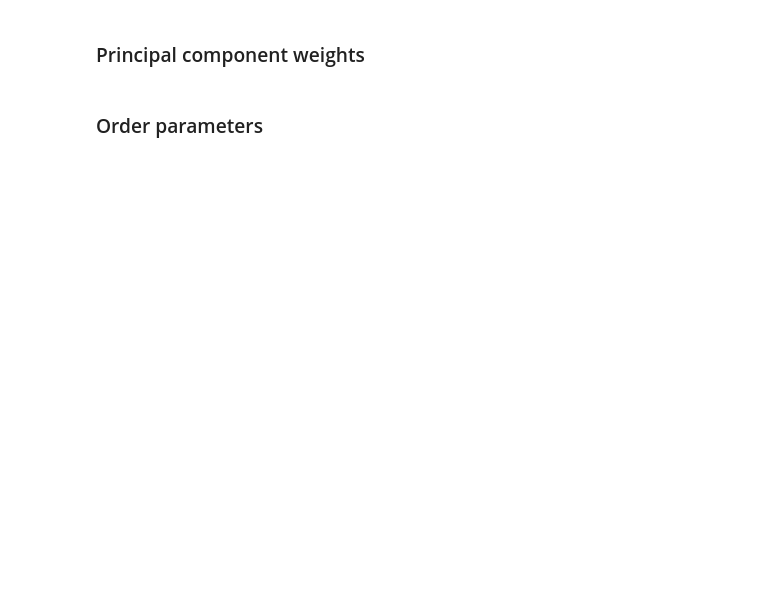
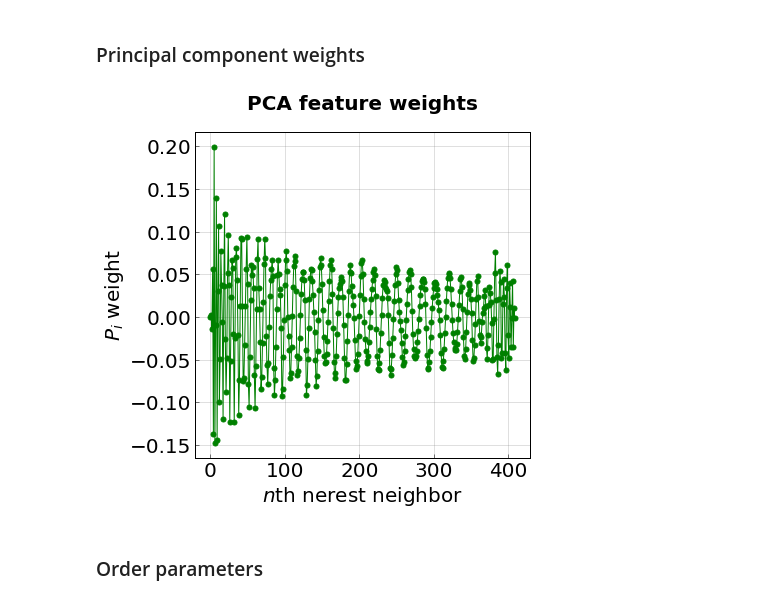
Before and after one commit to truskett-group-ut/hard_disks_pca, a Jupyter notebook: analysis_notebook.ipynb, the cells around one changed output. Saved outputs shown, nothing was run; the diff lists cells and outputs as text; code cells hidden in the pictures; blank space fills up the shorter version.

```diff
--- a/analysis_notebook.ipynb
+++ b/analysis_notebook.ipynb
@@ -49,9 +50,11 @@ etas = array(etas)
 from sklearn.decomposition import IncrementalPCA
 # %% [markdown]
 ### Train on ideal gas structure first to identify trivial variance contributions
+# %%
+n_components_ig = 50  #for this the more the better, however, 50 is probably enough
 # %%
 randomize = True
-incpca_ig = IncrementalPCA(n_components=50, whiten=False)
+incpca_ig = IncrementalPCA(n_components=n_components_ig, whiten=False)
 
 frames = None
 features = None
@@ -59,7 +62,7 @@ split_features = None
 
 for etas_, file_base in file_data:
     for eta in etas_:
-        print 'eta={}\n'.format(eta)
+        print 'eta={}'.format(eta)
         filename = "{}/trajectory_{:.4f}.gsd".format(file_base, eta)
         frames = ReadGSD(filename, shuffle_data=True, randomize=randomize)
 
@@ -97,8 +100,10 @@ eta=0.6
 # %% [markdown]
 ### Train on actual data with trivial data variance removed by the ideal gas model
+# %%
+n_components = 20 #this number will not affect the quality of the result just the computation time and amount of info returned
 # %%
 randomize = False
-incpca = IncrementalPCA(n_components=50, whiten=False)
+incpca = IncrementalPCA(n_components=n_components , whiten=False)
 
 frames = None
 features = None
@@ -106,7 +111,7 @@ split_features = None
 
 for etas_, file_base in file_data:
     for eta in etas_:
-        print 'eta={}\n'.format(eta)
+        print 'eta={}'.format(eta)
         filename = "{}/trajectory_{:.4f}.gsd".format(file_base, eta)
         frames = ReadGSD(filename, shuffle_data=True, randomize=randomize)
 
@@ -225,7 +272,7 @@ plt.show()
 
 #plot the principal components
 colors = 200*['green', 'purple', 'orange', 'teal', 'black', 'red']
-for i in range(0,5):
+for i in range(0,1):
     p_data = incpca.components_[i]
     plt.plot(range(len(incpca.components_[0])), p_data, marker='o', linewidth = 1.0, markersize=5, color = colors[i])
 
@@ -236,33 +283,35 @@ axes.set_axis_bgcolor('white')
 
 #font scpecifications
 title_font = {'family' : 'arial', 'color'  : 'black', 'weight' : 'heavy','size': 20}
 axis_label_font = {'family' : 'arial', 'color'  : 'black', 'weight' : 'normal','size': 20}
 
 #figure size and tick style
 plt.rcParams["figure.figsize"] = [6,6]
 plt.rc('axes',edgecolor='black',linewidth=1)
 plt.tick_params(which='both', axis='both', color='black', length=4, width=0.5)
 plt.rcParams['xtick.direction'] = 'in'
 plt.rcParams['ytick.direction'] = 'in'
 
 #axis range and labels (also specify if log or not)
 #plt.xlim(0.1,3000)
 #plt.ylim(-1,0)
 #plt.ylim(0,0.5)
 #plt.ylim(-2,1.5)
 #plt.ylim(5, 13)
 #plt.ylim(1, 0.001)
 #plt.ylim(-2000.0, 2000)
 
 #plt.xscale('log')
 plt.xlabel(r'$n$th nerest neighbor', y=3, fontsize=20, fontdict = axis_label_font)
 plt.ylabel(r'$P_{i}$ weight', fontsize=20, fontdict = axis_label_font)
 
 #title and axis labels
 plt.tick_params(axis='both', labelsize=20)
 plt.title('PCA feature weights', y=1.05, fontdict = title_font)
 
 plt.show()
+# %% [output]
+[figure, added]
 # %% [markdown]
 ### Order parameters
 # %%
```
Also changed, not shown: parts of 9 cells of this notebook, 3 other files.
